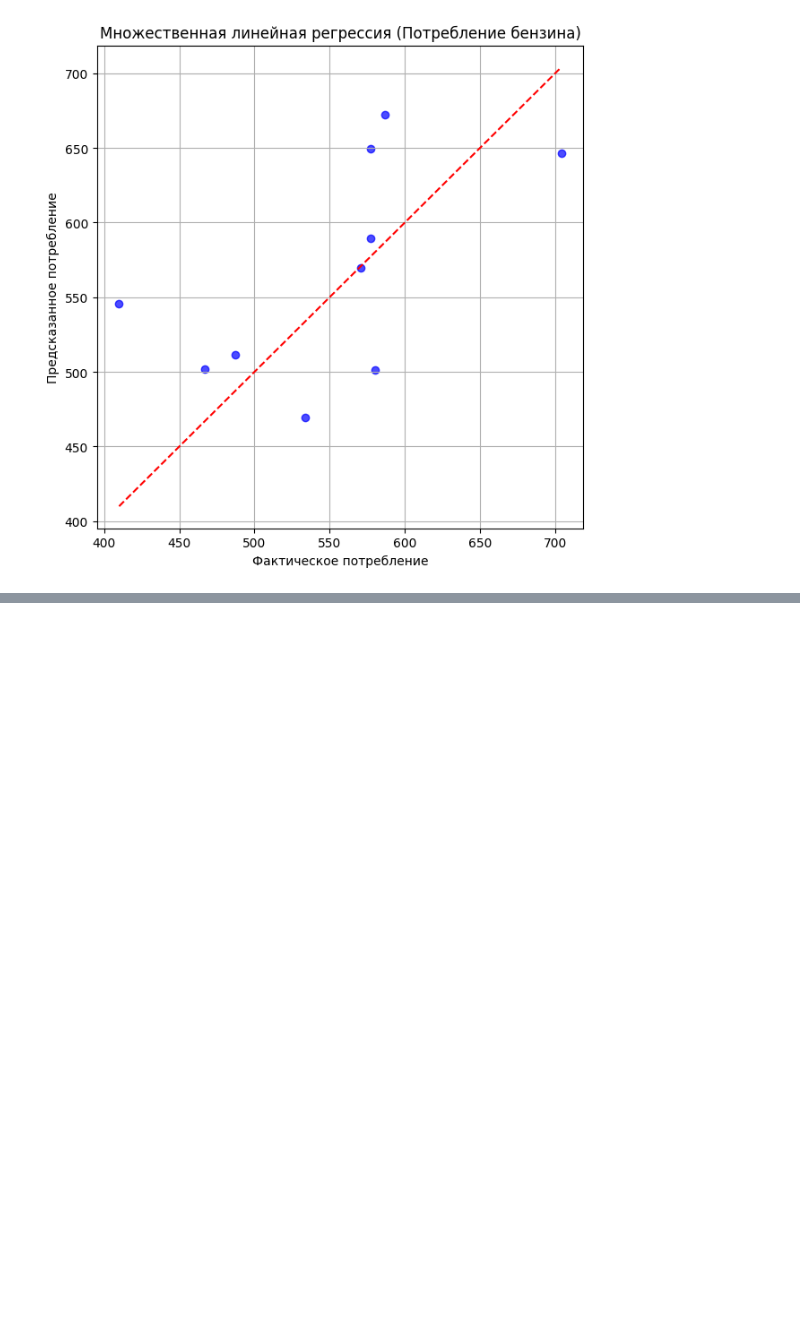
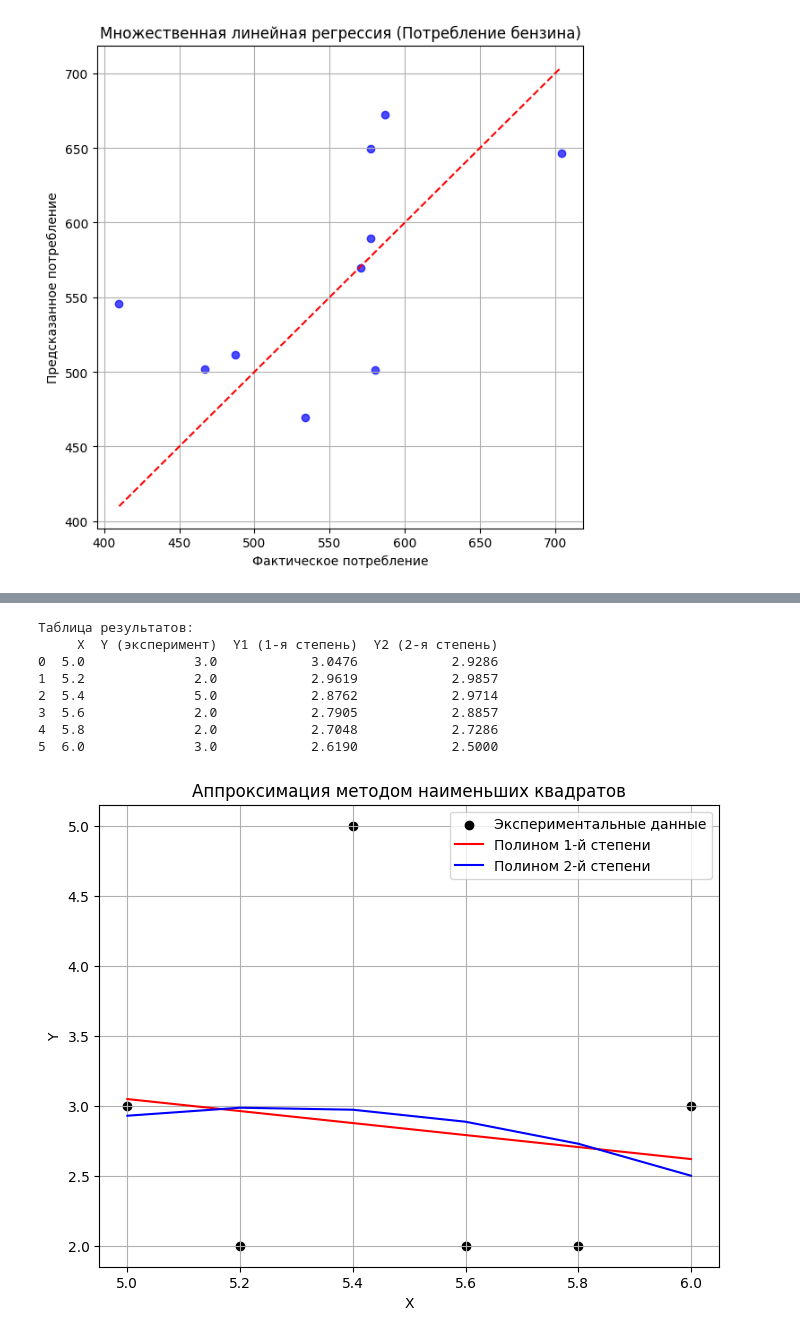
Before and after one commit to Pelfox/neural-networks-and-big-data, a Jupyter notebook: Workbook4.ipynb, the cells around one changed output, grey strips where cells are left out. Cells and saved outputs as stored; diff of their text form; code cells hidden in the pictures; blank space fills up the shorter version.

```diff
--- a/Workbook4.ipynb
+++ b/Workbook4.ipynb
@@ -677,0 +683,46 @@ plt.show()
+# %%
+# Входные данные
+x = np.array([5.0, 5.2, 5.4, 5.6, 5.8, 6.0])
+y = np.array([3.0, 2.0, 5.0, 2.0, 2.0, 3.0])
+
+# Аппроксимация полиномами 1-й и 2-й степени
+coeffs1 = np.polyfit(x, y, 1)  # линейная аппроксимация
+coeffs2 = np.polyfit(x, y, 2)  # квадратичная аппроксимация
+
+# Создаём полиномиальные функции
+poly1 = np.poly1d(coeffs1)
+poly2 = np.poly1d(coeffs2)
+
+# Вычислим аппроксимированные значения
+y1 = poly1(x)
+y2 = poly2(x)
+
+df = pd.DataFrame({
+    'X': x,
+    'Y (эксперимент)': y,
+    'Y1 (1-я степень)': y1,
+    'Y2 (2-я степень)': y2
+})
+print("Таблица результатов:")
+print(df.round(4))
+
+plt.figure(figsize=(8,6))
+plt.scatter(x, y, color='black', label='Экспериментальные данные')
+plt.plot(x, y1, '-r', label='Полином 1-й степени')
+plt.plot(x, y2, '-b', label='Полином 2-й степени')
+plt.xlabel('X')
+plt.ylabel('Y')
+plt.title('Аппроксимация методом наименьших квадратов')
+plt.legend()
+plt.grid(True)
+plt.show()
+# %% [output]
+Таблица результатов:
+     X  Y (эксперимент)  Y1 (1-я степень)  Y2 (2-я степень)
+0  5.0              3.0            3.0476            2.9286
+1  5.2              2.0            2.9619            2.9857
+2  5.4              5.0            2.8762            2.9714
+3  5.6              2.0            2.7905            2.8857
+4  5.8              2.0            2.7048            2.7286
+5  6.0              3.0            2.6190            2.5000
+[figure, added]
```
Also changed, not shown: parts of 9 cells of this notebook, 1 other file.
